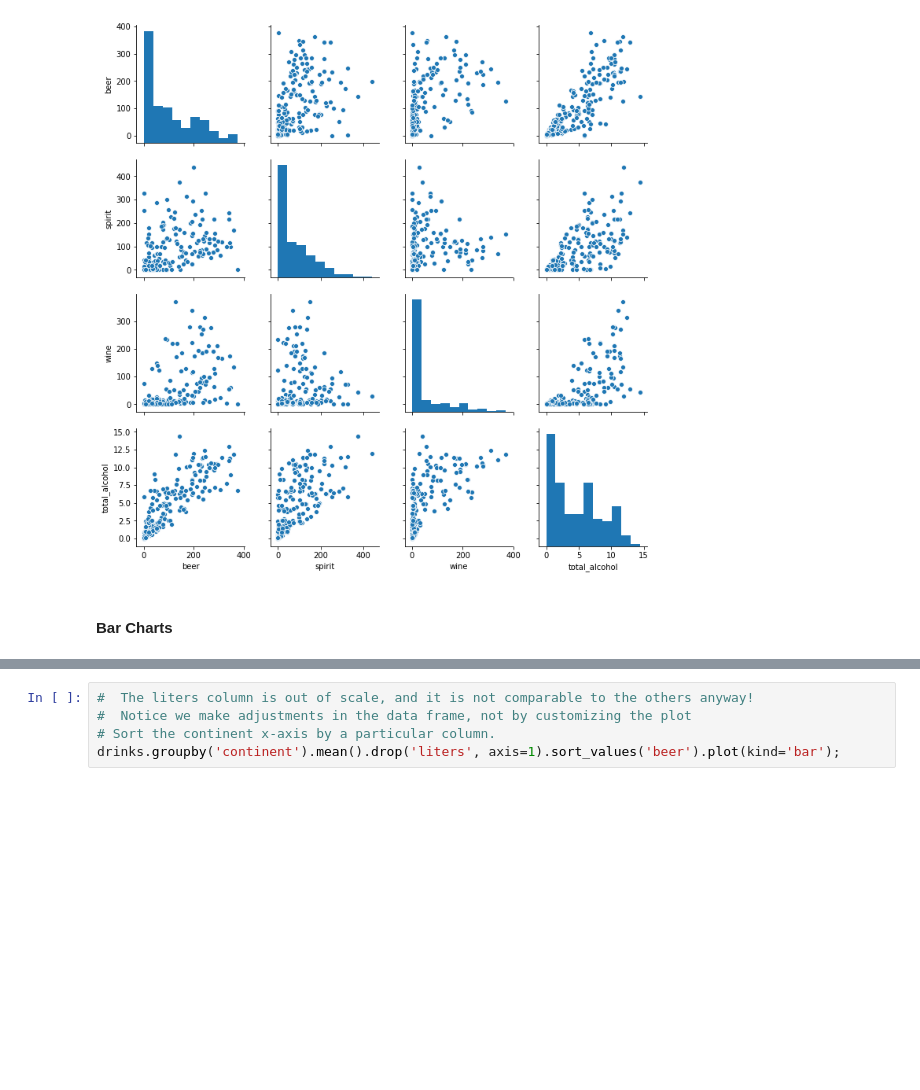
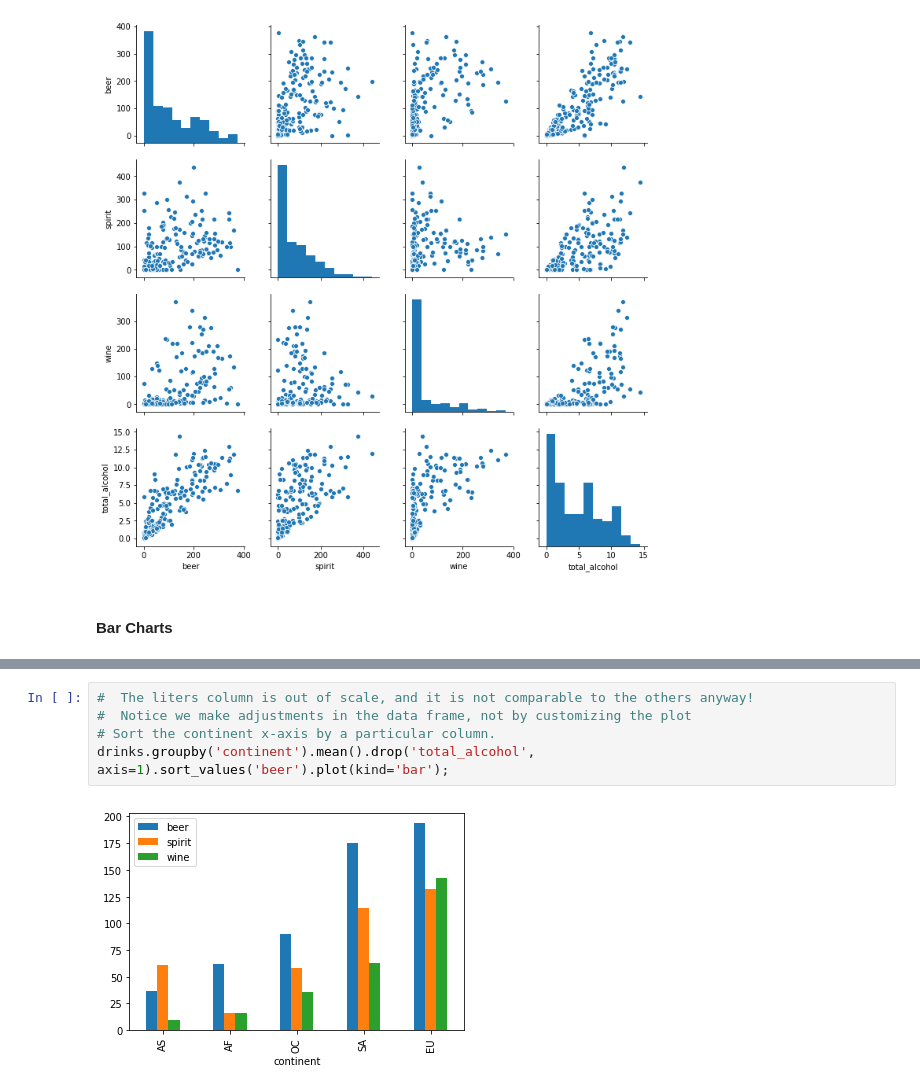
Before and after one commit to dhaliwalip/cpsc5305-fq19, a Jupyter notebook: EDA/EDAComplete.ipynb, the cells around one changed output, grey strips where cells are left out. Cells and saved outputs as stored; diff of their text form; blank space fills up the shorter version.

```diff
--- a/EDA/EDAComplete.ipynb
+++ b/EDA/EDAComplete.ipynb
@@ -272,7 +325,9 @@ drinks.groupby('continent').mean().sort_values('beer', ascending=False).plot(kin
 # %%
 #  The liters column is out of scale, and it is not comparable to the others anyway!
 #  Notice we make adjustments in the data frame, not by customizing the plot
 # Sort the continent x-axis by a particular column.
-drinks.groupby('continent').mean().drop('liters', axis=1).sort_values('beer').plot(kind='bar');
+drinks.groupby('continent').mean().drop('total_alcohol', axis=1).sort_values('beer').plot(kind='bar');
+# %% [output]
+[figure, added]
 # %%
 # Stacked bar plot (with the liters comparison removed)
```
Also changed, not shown: parts of 11 cells of this notebook, 13 other files.
